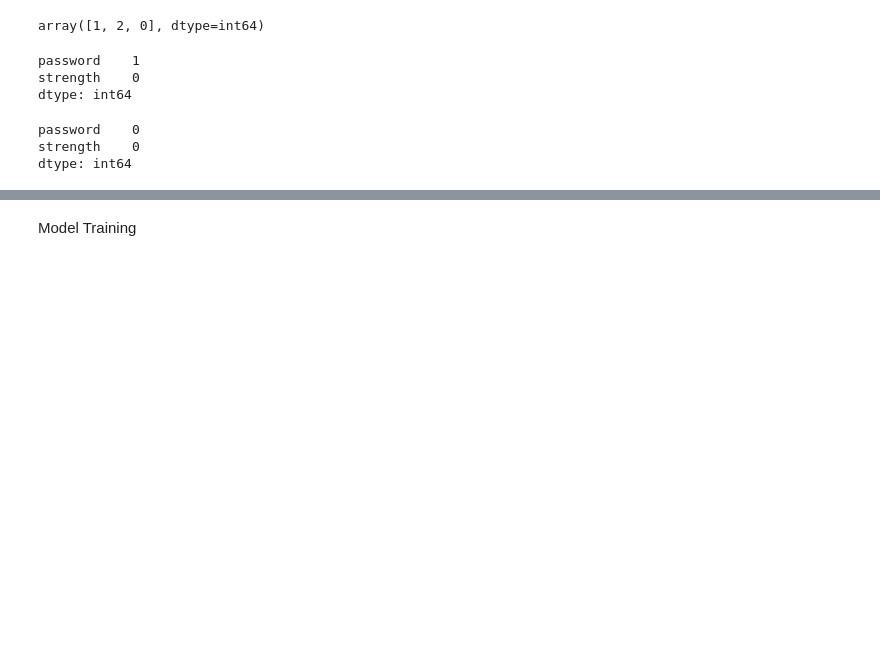
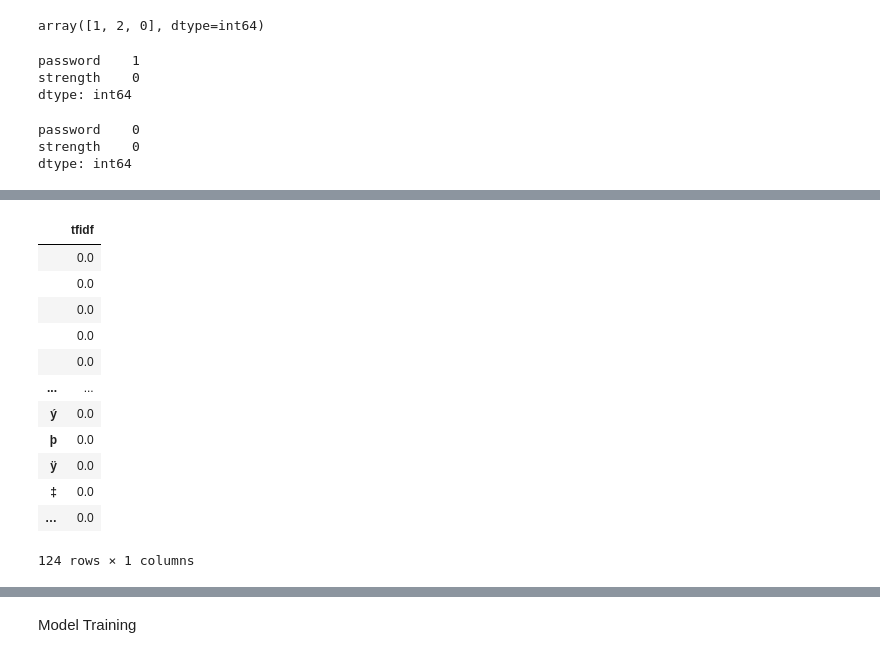
Before and after one commit to manan152003/info-sec_model, a Jupyter notebook: info-sec_model.ipynb, the cells around one changed output, grey strips where cells are left out. Drawn from its saved outputs; the diff is of its cells as text; code cells hidden in the pictures; blank space fills up the shorter version.

```diff
--- a/info-sec_model.ipynb
+++ b/info-sec_model.ipynb
@@ -147,6 +200,6 @@ X
 def make_chars(inputs):
     characters = []
     for letter in inputs:
-        character.append(letter)
+        characters.append(letter)
     return characters
 make_chars('Manan')
@@ -153,5 +208,5 @@ make_chars('Manan')
 # %%
-vectorizer = TfidVectorizer(tokenizer=make_chars)
+vectorizer = TfidfVectorizer(tokenizer=make_chars)
 # %%
 X = vectorizer.fit_transform(X)
 # %%
@@ -161,4 +230,19 @@ vectorizer.get_feature_names()
 # %%
 first = X[0].T.todense()
 # %%
-vec = pd.DataFrame(first_,index=vectorizer.get_feature_names()
+vec = pd.DataFrame(first,index=vectorizer.get_feature_names_out(), columns=['tfidf'])
+vec
+# %% [output]
+|  | tfidf |
+|  | 0.0 |
+|  | 0.0 |
+|  | 0.0 |
+|  | 0.0 |
+|  | 0.0 |
+| ... | ... |
+| ý | 0.0 |
+| þ | 0.0 |
+| ÿ | 0.0 |
+| ‡ | 0.0 |
+| … | 0.0 |
+124 rows × 1 columns
```
Also changed, not shown: parts of 18 cells of this notebook, 3 other files.
